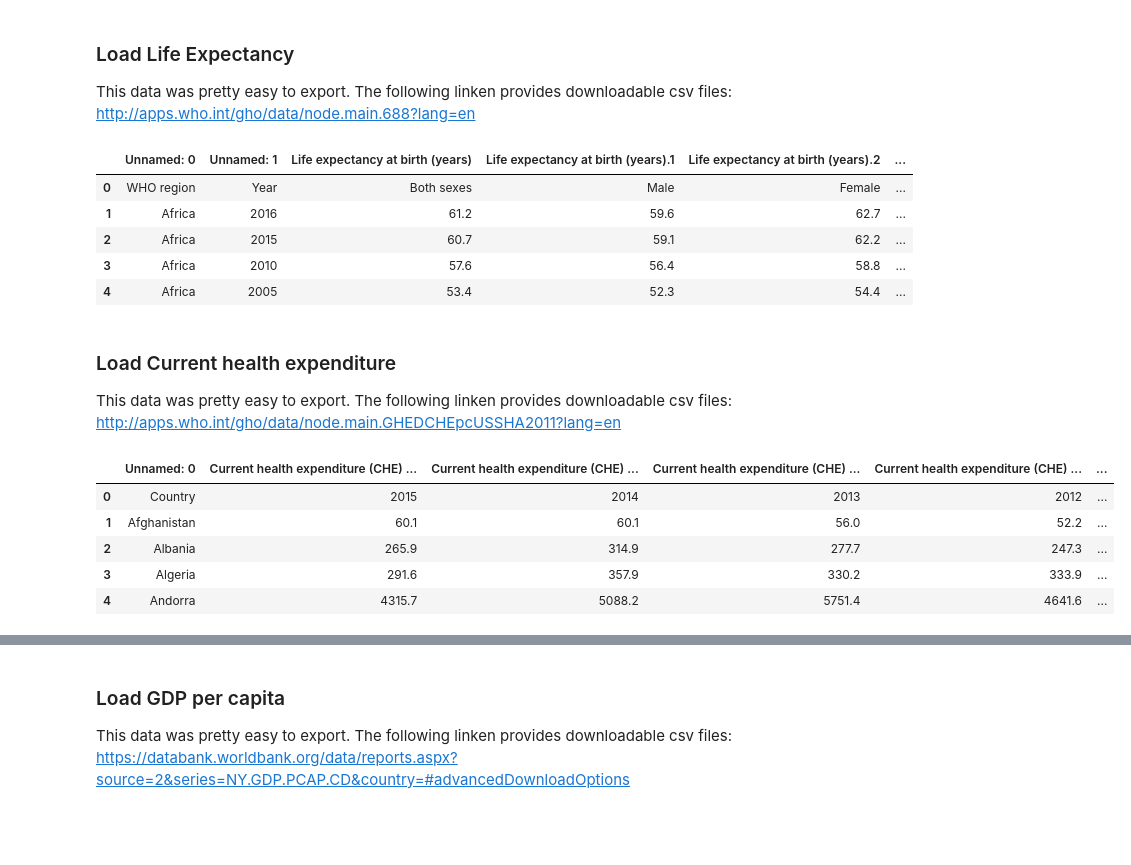
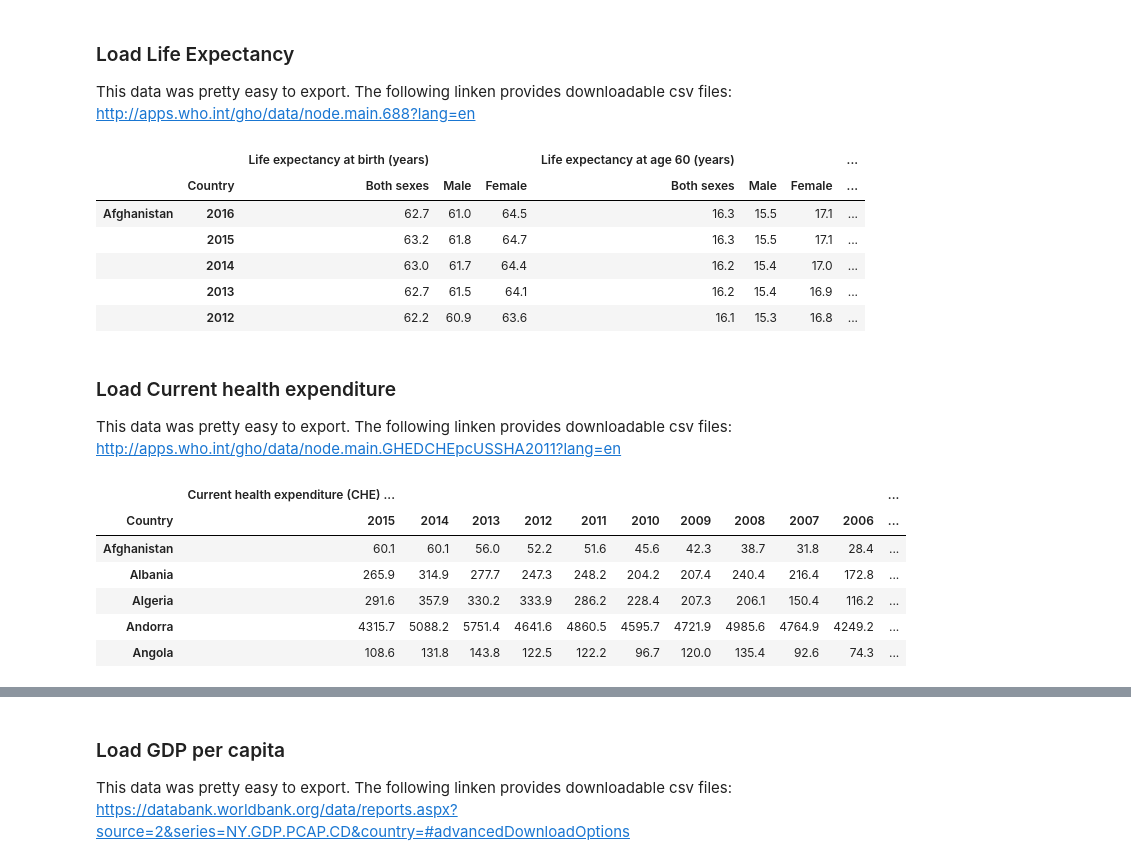
Before and after one commit to patrickFuerst/human_life_exp, a Jupyter notebook: Data_Collection_Insights(Patrick).ipynb, the cells around one changed output, grey strips where cells are left out. Saved outputs shown, nothing was run; the diff lists cells and outputs as text; code cells hidden in the pictures; blank space fills up the shorter version.

```diff
--- a/Data_Collection_Insights(Patrick).ipynb
+++ b/Data_Collection_Insights(Patrick).ipynb
@@ -9,29 +10,31 @@ import pandas as pd
 
 This data was pretty easy to export. The following linken provides downloadable csv files:  http://apps.who.int/gho/data/node.main.688?lang=en
 # %%
-df_life_exp = pd.read_csv('./data/life_exp.csv')
+df_life_exp = pd.read_csv('./data/life_exp.csv', header=[0,1], index_col =[0,1] )
 display(df_life_exp.head(5))
 # %% [output]
-|  | Unnamed: 0 | Unnamed: 1 | Life expectancy at birth (years) | Life expectancy at birth (years).1 | Life expectancy at birth (years).2 | ... |
-| 0 | WHO region | Year | Both sexes | Male | Female | ... |
-| 1 | Africa | 2016 | 61.2 | 59.6 | 62.7 | ... |
-| 2 | Africa | 2015 | 60.7 | 59.1 | 62.2 | ... |
-| 3 | Africa | 2010 | 57.6 | 56.4 | 58.8 | ... |
-| 4 | Africa | 2005 | 53.4 | 52.3 | 54.4 | ... |
+|  |  | Life expectancy at birth (years) |  |  | Life expectancy at age 60 (years) |  |  | ... |
+|  | Country | Both sexes | Male | Female | Both sexes | Male | Female | ... |
+| Afghanistan | 2016 | 62.7 | 61.0 | 64.5 | 16.3 | 15.5 | 17.1 | ... |
+|  | 2015 | 63.2 | 61.8 | 64.7 | 16.3 | 15.5 | 17.1 | ... |
+|  | 2014 | 63.0 | 61.7 | 64.4 | 16.2 | 15.4 | 17.0 | ... |
+|  | 2013 | 62.7 | 61.5 | 64.1 | 16.2 | 15.4 | 16.9 | ... |
+|  | 2012 | 62.2 | 60.9 | 63.6 | 16.1 | 15.3 | 16.8 | ... |
 # %% [markdown]
 ### Load Current health expenditure
 
 This data was pretty easy to export. The following linken provides downloadable csv files: http://apps.who.int/gho/data/node.main.GHEDCHEpcUSSHA2011?lang=en
 # %%
-df_health_expenditure = pd.read_csv('./data/GHED_CHE_pc_US_SHA2011.csv')
+df_health_expenditure = pd.read_csv('./data/GHED_CHE_pc_US_SHA2011.csv', header=[0,1], index_col =[0])
 display(df_health_expenditure.head(5))
 # %% [output]
-|  | Unnamed: 0 | Current health expenditure (CHE) ... | Current health expenditure (CHE) ... | Current health expenditure (CHE) ... | Current health expenditure (CHE) ... | ... |
-| 0 | Country | 2015 | 2014 | 2013 | 2012 | ... |
-| 1 | Afghanistan | 60.1 | 60.1 | 56.0 | 52.2 | ... |
-| 2 | Albania | 265.9 | 314.9 | 277.7 | 247.3 | ... |
-| 3 | Algeria | 291.6 | 357.9 | 330.2 | 333.9 | ... |
-| 4 | Andorra | 4315.7 | 5088.2 | 5751.4 | 4641.6 | ... |
+|  | Current health expenditure (CHE) ... |  |  |  |  |  |  |  |  |  | ... |
+| Country | 2015 | 2014 | 2013 | 2012 | 2011 | 2010 | 2009 | 2008 | 2007 | 2006 | ... |
+| Afghanistan | 60.1 | 60.1 | 56.0 | 52.2 | 51.6 | 45.6 | 42.3 | 38.7 | 31.8 | 28.4 | ... |
+| Albania | 265.9 | 314.9 | 277.7 | 247.3 | 248.2 | 204.2 | 207.4 | 240.4 | 216.4 | 172.8 | ... |
+| Algeria | 291.6 | 357.9 | 330.2 | 333.9 | 286.2 | 228.4 | 207.3 | 206.1 | 150.4 | 116.2 | ... |
+| Andorra | 4315.7 | 5088.2 | 5751.4 | 4641.6 | 4860.5 | 4595.7 | 4721.9 | 4985.6 | 4764.9 | 4249.2 | ... |
+| Angola | 108.6 | 131.8 | 143.8 | 122.5 | 122.2 | 96.7 | 120.0 | 135.4 | 92.6 | 74.3 | ... |
 # %% [markdown]
 ### Load World by Income
 
```
Also changed, not shown: parts of 24 cells of this notebook.
